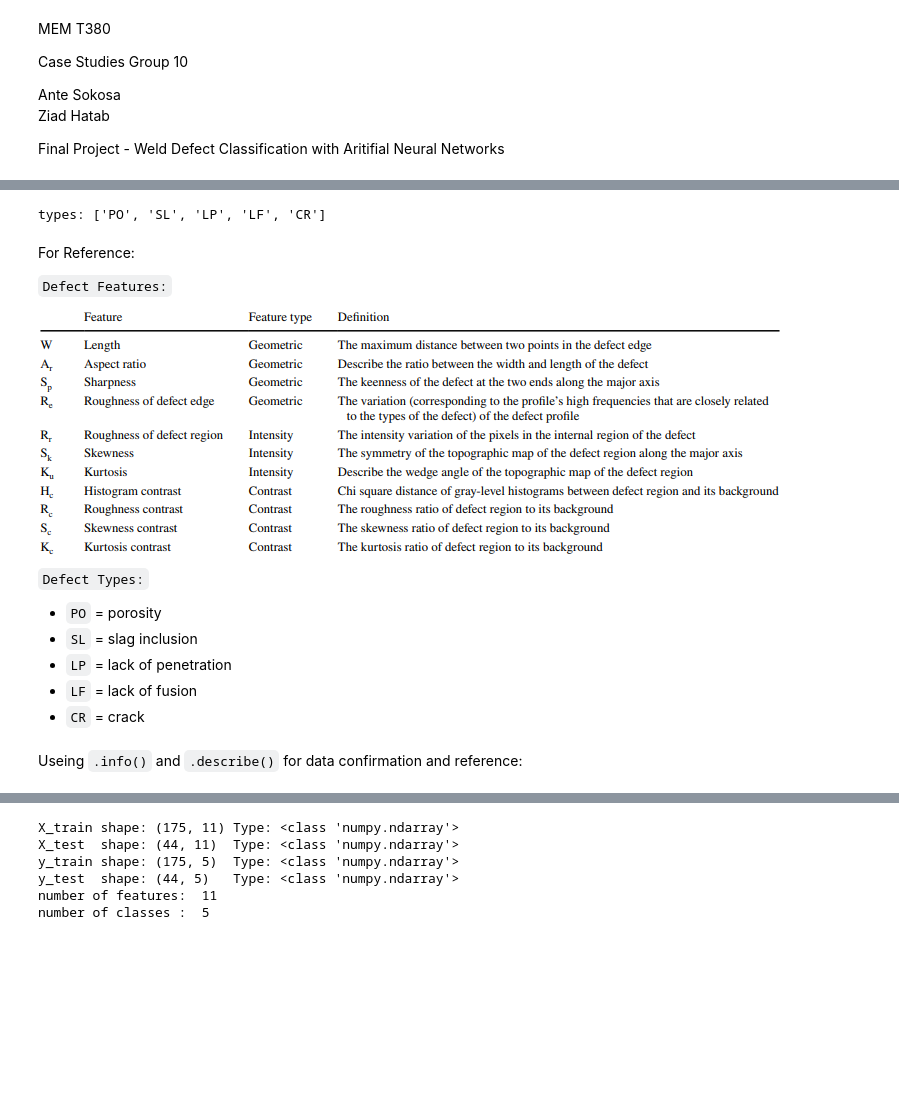
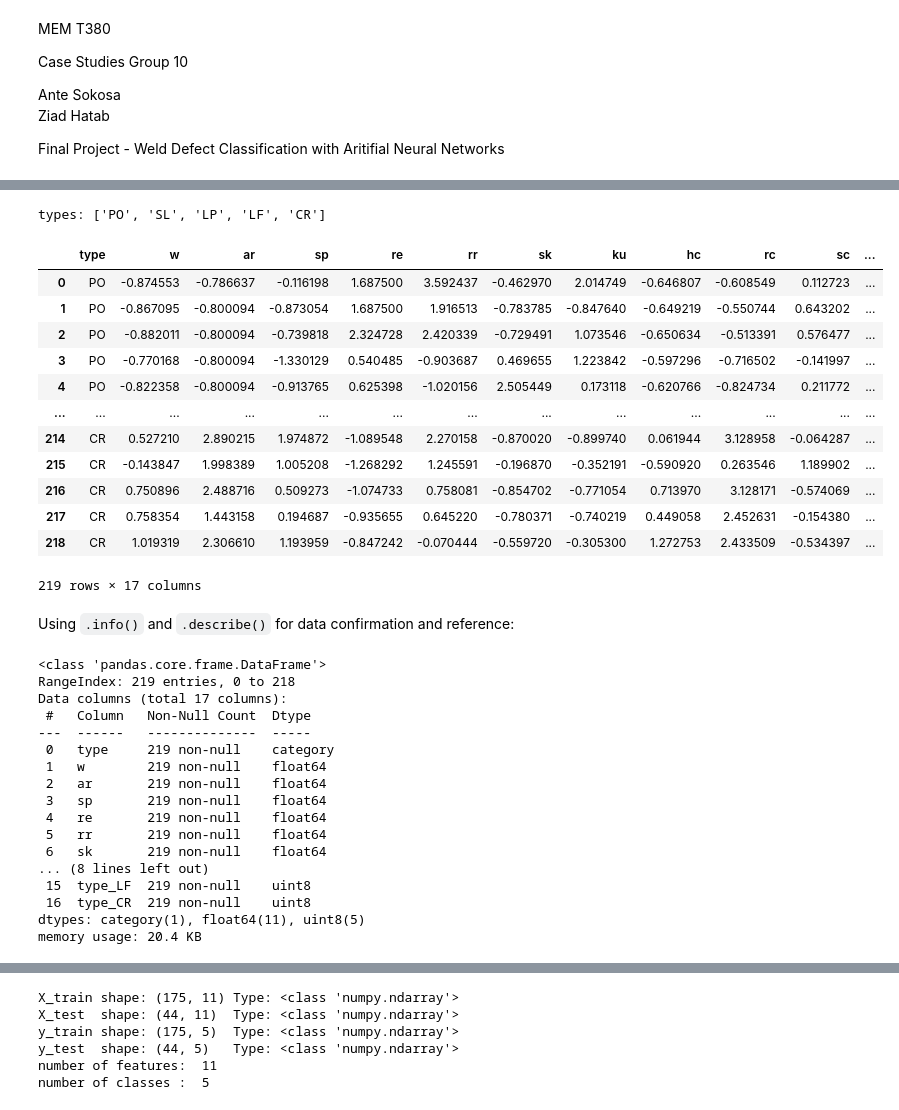
Before and after one commit to sokosaa/Machine-Learning-in-Mechanical-Engineering, a Jupyter notebook: project/project.ipynb, the cells around one changed output, grey strips where cells are left out. Drawn from its saved outputs; the diff is of its cells as text; code cells hidden in the pictures; blank space fills up the shorter version.

```diff
--- a/project/project.ipynb
+++ b/project/project.ipynb
@@ -49,45 +79,45 @@ We are importing this data as explored, cleaned, and prepared with subsets combi
 # %%
 excel_file = 'weld_defect_dataset.xlsx'
 
 # gather data from excel file
 subsets = []
 for i in range(1, 6):
     subset = pd.read_excel(excel_file, sheet_name = 'subset' + str(i))
     subset = subset.rename(columns={'Type':'type','W':'w','Ar':'ar','Sp':'sp','Re':'re','Rr':'rr','Sk':'sk','Ku':'ku','Hc':'hc','Rc':'rc','Sc ':'sc','Kc ':'kc'}) # note the space after Sc and Kc are errors in naming in the excel file and are corrected here for ease of use later
     subsets.append(subset)
 df = pd.concat(subsets, ignore_index=True)
 df.drop_duplicates(inplace=True)
 df.reset_index(drop=True, inplace=True)
 
 # Features
 nums = list(df.select_dtypes(include=['float64']).columns)
-df[nums] = MinMaxScaler().fit_transform(df[nums])
+df[nums] = StandardScaler().fit_transform(df[nums])
 
 # Target
 types = df['type'].unique().tolist()
 print('types:',types)
 cat_type = CategoricalDtype(categories=types, ordered=True) # specify the order of categories (stop it from going in alphabetical order; good for confusion matricies comparisons to paper later)
 df['type'] = df['type'].astype(cat_type) # convert column to categorical type
 df['type_copy'] = df['type'] # create column for get_dummies() to work on so that we keep the orignal 'type' columns afterwards
 df = pd.get_dummies(df, columns=['type_copy'], prefix=['type']) # get dummies
 
 excel_file_clean = excel_file.split('.')[0]+'_clean.xlsx'
 df.to_excel(excel_file_clean, index=False)
-# df # clean and prepped dataframe
+df # clean and prepped dataframe
 # %% [output]
 types: ['PO', 'SL', 'LP', 'LF', 'CR']
+|  | type | w | ar | sp | re | rr | sk | ku | hc | rc | sc | ... |
+| 0 | PO | -0.874553 | -0.786637 | -0.116198 | 1.687500 | 3.592437 | -0.462970 | 2.014749 | -0.646807 | -0.608549 | 0.112723 | ... |
+| 1 | PO | -0.867095 | -0.800094 | -0.873054 | 1.687500 | 1.916513 | -0.783785 | -0.847640 | -0.649219 | -0.550744 | 0.643202 | ... |
+| 2 | PO | -0.882011 | -0.800094 | -0.739818 | 2.324728 | 2.420339 | -0.729491 | 1.073546 | -0.650634 | -0.513391 | 0.576477 | ... |
+| 3 | PO | -0.770168 | -0.800094 | -1.330129 | 0.540485 | -0.903687 | 0.469655 | 1.223842 | -0.597296 | -0.716502 | -0.141997 | ... |
+| 4 | PO | -0.822358 | -0.800094 | -0.913765 | 0.625398 | -1.020156 | 2.505449 | 0.173118 | -0.620766 | -0.824734 | 0.211772 | ... |
+| ... | ... | ... | ... | ... | ... | ... | ... | ... | ... | ... | ... | ... |
+| 214 | CR | 0.527210 | 2.890215 | 1.974872 | -1.089548 | 2.270158 | -0.870020 | -0.899740 | 0.061944 | 3.128958 | -0.064287 | ... |
+| 215 | CR | -0.143847 | 1.998389 | 1.005208 | -1.268292 | 1.245591 | -0.196870 | -0.352191 | -0.590920 | 0.263546 | 1.189902 | ... |
+| 216 | CR | 0.750896 | 2.488716 | 0.509273 | -1.074733 | 0.758081 | -0.854702 | -0.771054 | 0.713970 | 3.128171 | -0.574069 | ... |
+| 217 | CR | 0.758354 | 1.443158 | 0.194687 | -0.935655 | 0.645220 | -0.780371 | -0.740219 | 0.449058 | 2.452631 | -0.154380 | ... |
+| 218 | CR | 1.019319 | 2.306610 | 1.193959 | -0.847242 | -0.070444 | -0.559720 | -0.305300 | 1.272753 | 2.433509 | -0.534397 | ... |
+219 rows × 17 columns
-# %% [markdown]
-For Reference:
-
-`Defect Features:`
-
-![image.png](attachment:image.png)
-
-`Defect Types:`
-- `PO` = porosity
-- `SL` = slag inclusion
-- `LP` = lack of penetration
-- `LF` = lack of fusion
-- `CR` = crack
 # %% [markdown]
-Useing `.info()` and `.describe()` for data confirmation and reference:
+Using `.info()` and `.describe()` for data confirmation and reference:
@@ -96 +124,21 @@ Useing `.info()` and `.describe()` for data confirmation and reference:
+# %%
+df.info()
+# %% [output]
+<class 'pandas.core.frame.DataFrame'>
+RangeIndex: 219 entries, 0 to 218
+Data columns (total 17 columns):
+ #   Column   Non-Null Count  Dtype
+---  ------   --------------  -----
+ 0   type     219 non-null    category
+ 1   w        219 non-null    float64
+ 2   ar       219 non-null    float64
+ 3   sp       219 non-null    float64
+ 4   re       219 non-null    float64
+ 5   rr       219 non-null    float64
+ 6   sk       219 non-null    float64
+... (8 lines left out)
+ 15  type_LF  219 non-null    uint8
+ 16  type_CR  219 non-null    uint8
+dtypes: category(1), float64(11), uint8(5)
+memory usage: 20.4 KB
 # %%
```
Also changed, not shown: parts of 23 cells of this notebook, 4 other files.
